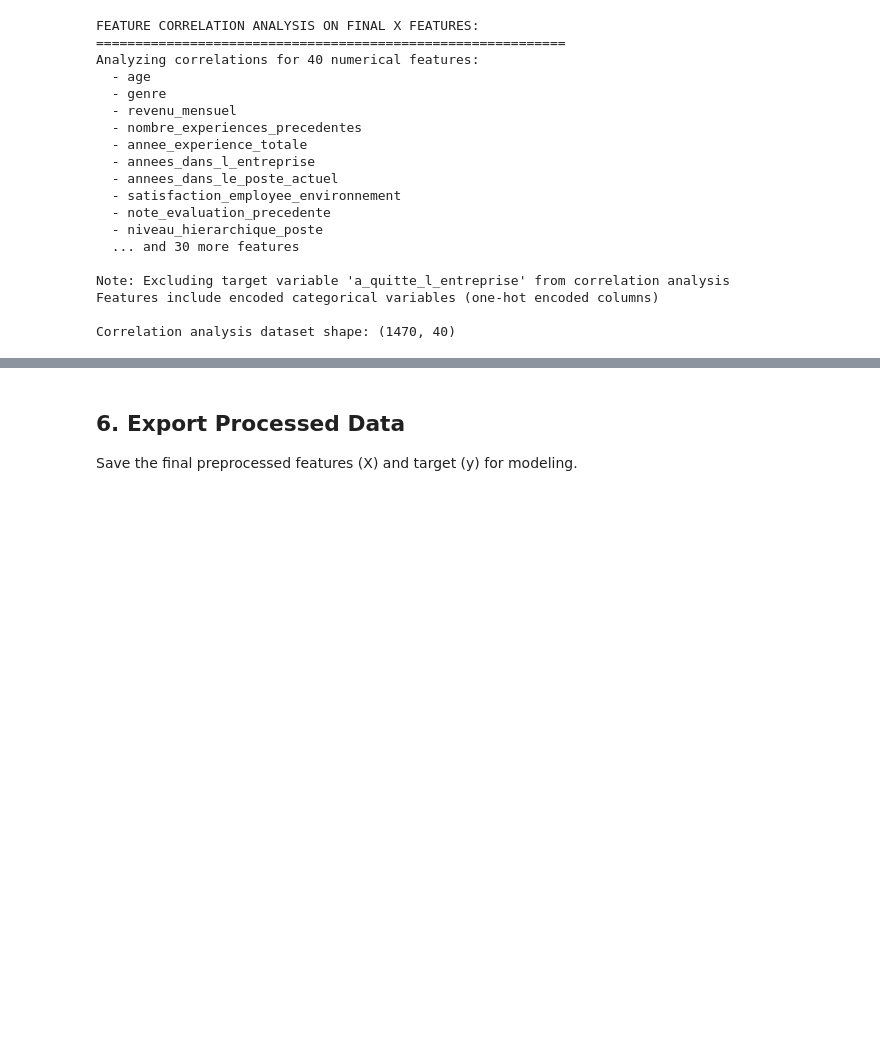
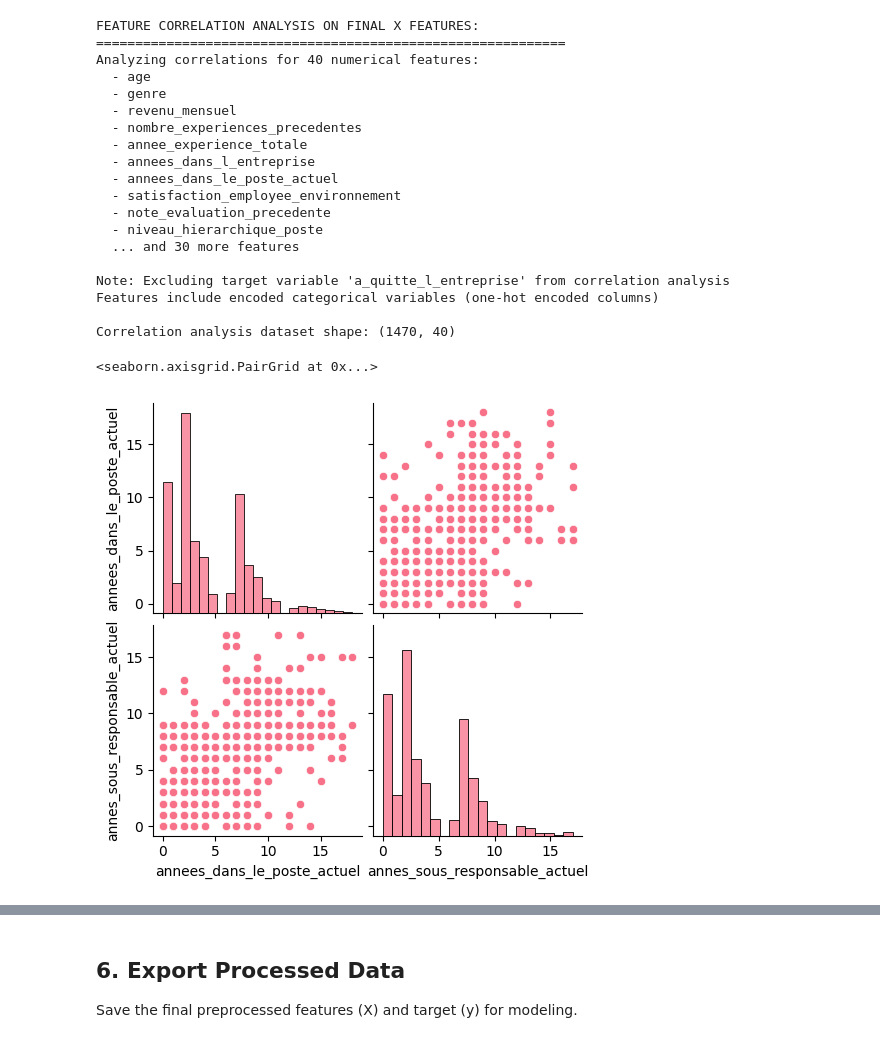
Before and after one commit to XavierCoulon/OC_P4_ESN_TechNova_Partners, a Jupyter notebook: notebooks/modeling/02_data_preparation_for_modeling.ipynb, the cells around one changed output, grey strips where cells are left out. Cells and saved outputs as stored; diff of their text form; code cells hidden in the pictures; blank space fills up the shorter version.

```diff
--- a/notebooks/modeling/02_data_preparation_for_modeling.ipynb
+++ b/notebooks/modeling/02_data_preparation_for_modeling.ipynb
@@ -406,3 +403,15 @@ Note: Excluding target variable 'a_quitte_l_entreprise' from correlation analysi
 Features include encoded categorical variables (one-hot encoded columns)
 
 Correlation analysis dataset shape: (1470, 40)
+# %%
+# Fix: pairplot expects a DataFrame, not a Series.
+# To visualize 'revenu_mensuel' against other features, select relevant columns.
+# Example: pairplot for 'revenu_mensuel', 'age', and 'genre'
+sns.pairplot(
+    X_temp[["annees_dans_le_poste_actuel", "annes_sous_responsable_actuel"]],
+    palette="husl",
+    # diag_kind="kde",
+)
+# %% [output]
+<seaborn.axisgrid.PairGrid at 0x...>
+[figure, added]
```
Also changed, not shown: parts of 11 cells of this notebook, 6 other files.
